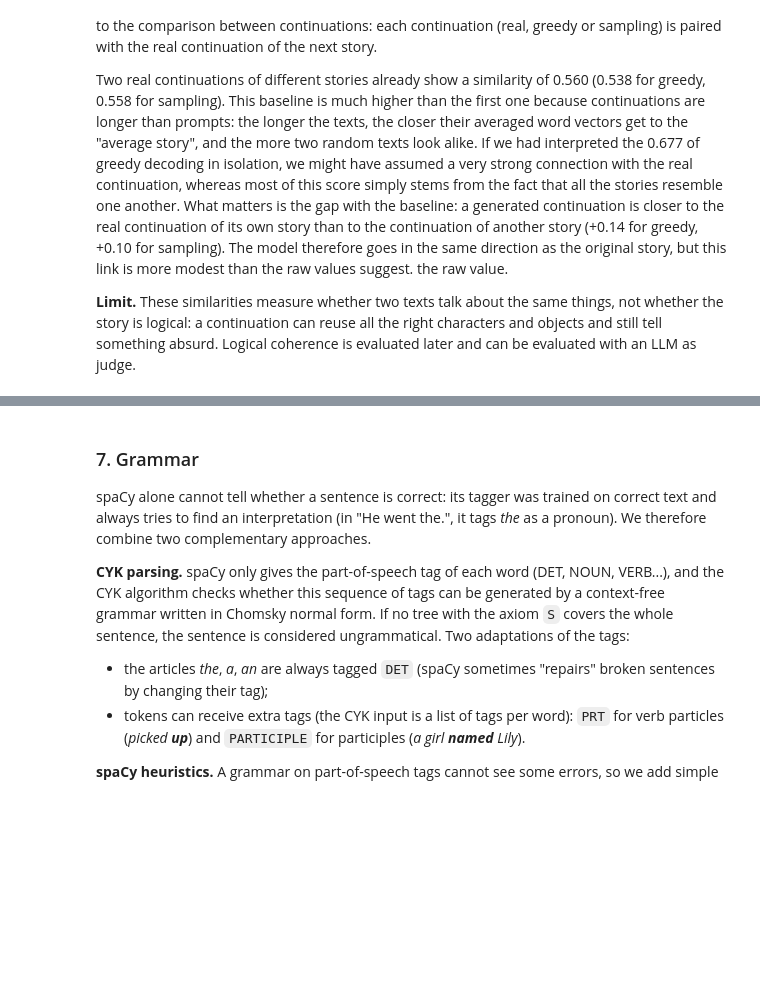
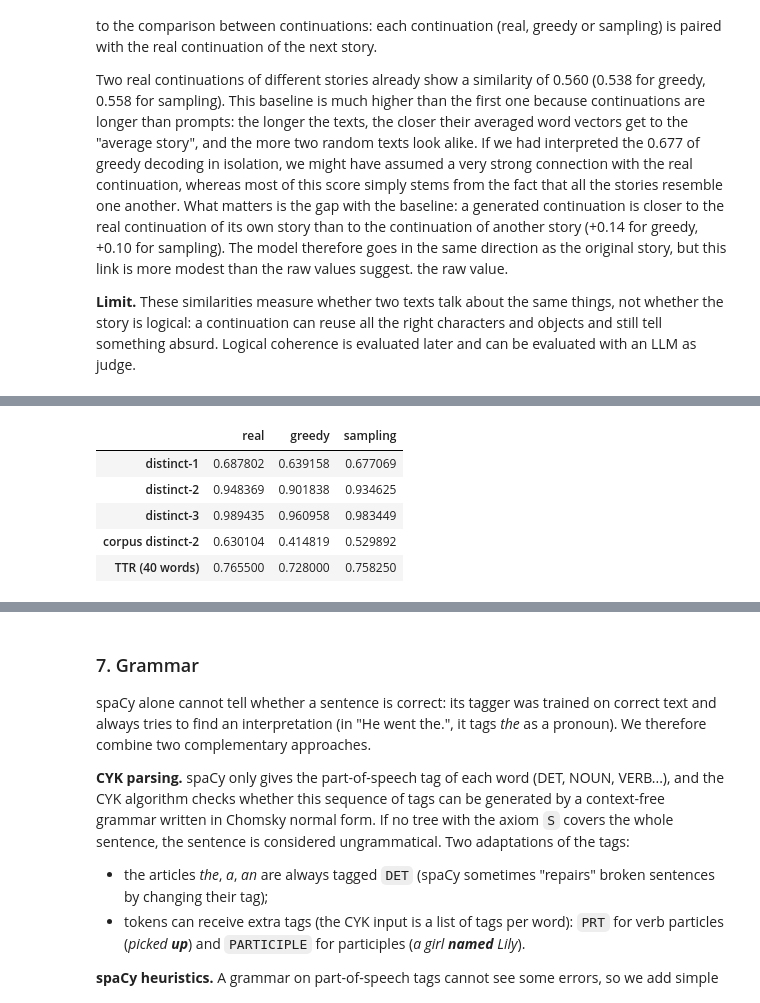
Before and after one commit to JulieDornat/NLP-Today, a Jupyter notebook: TP4/implement_transformer_part1and2.ipynb, the cells around one changed output, grey strips where cells are left out. Saved outputs shown, nothing was run; the diff lists cells and outputs as text; code cells hidden in the pictures; blank space fills up the shorter version.

```diff
--- a/TP4/implement_transformer_part1and2.ipynb
+++ b/TP4/implement_transformer_part1and2.ipynb
@@ -1121,0 +1131,20 @@ the raw value.
+# %%
+STOP_WORDS = nlp.Defaults.stop_words
+
+def content_words(text):
+    return [w for w in lexical_tokens(text) if w not in STOP_WORDS]
+
+def bm25_retrieval(prompts, continuations):
+    bm25 = BM25Okapi([content_words(c) or ["<empty>"] for c in continuations])
+    ranks = []
+    for i, prompt in enumerate(prompts):
+        scores = bm25.get_scores(content_words(prompt))
+        # rank of the right continuation (ties count against it: identical texts cannot be told apart)
+        ranks.append(int((scores >= scores[i]).sum()))
+    ranks = np.array(ranks)
+    return float((ranks == 1).mean()), float((1 / ranks).mean())
+
+bm25_results = {name: bm25_retrieval(prompts, conts) for name, conts in texts.items()}
+results["BM25 top-1 accuracy"] = {name: r[0] for name, r in bm25_results.items()}
+results["BM25 MRR"] = {name: r[1] for name, r in bm25_results.items()}
+pd.DataFrame(results).T.loc[["BM25 top-1 accuracy", "BM25 MRR"]]
@@ -1121,0 +1175,33 @@ the raw value.
+# %%
+def ngrams(word_list, n):
+    return [tuple(word_list[i:i + n]) for i in range(len(word_list) - n + 1)]
+
+def distinct_n(text, n):
+    grams = ngrams(lexical_tokens(text), n)
+    return len(set(grams)) / len(grams) if grams else 0.0
+
+def corpus_distinct_n(text_list, n):
+    grams = [g for t in text_list for g in ngrams(lexical_tokens(t), n)]
+    return len(set(grams)) / len(grams) if grams else 0.0
+
+TTR_WORDS = 40
+def ttr(text, n_words=TTR_WORDS):
+    w = lexical_tokens(text)[:n_words]
+    return len(set(w)) / len(w) if len(w) == n_words else None   # None: text too short
+
+for n in (1, 2, 3):
+    results[f"distinct-{n}"] = {name: float(np.mean([distinct_n(t, n) for t in conts]))
+                               for name, conts in texts.items()}
+results["corpus distinct-2"] = {name: corpus_distinct_n(conts, 2) for name, conts in texts.items()}
+results[f"TTR ({TTR_WORDS} words)"] = {
+    name: float(np.mean([v for v in map(ttr, conts) if v is not None] or [np.nan]))
+    for name, conts in texts.items()
+}
+pd.DataFrame(results).T.loc[["distinct-1", "distinct-2", "distinct-3", "corpus distinct-2", f"TTR ({TTR_WORDS} words)"]]
+# %% [output]
+|  | real | greedy | sampling |
+| distinct-1 | 0.687802 | 0.639158 | 0.677069 |
+| distinct-2 | 0.948369 | 0.901838 | 0.934625 |
+| distinct-3 | 0.989435 | 0.960958 | 0.983449 |
+| corpus distinct-2 | 0.630104 | 0.414819 | 0.529892 |
+| TTR (40 words) | 0.765500 | 0.728000 | 0.758250 |
```
Also changed, not shown: parts of 19 cells of this notebook.
